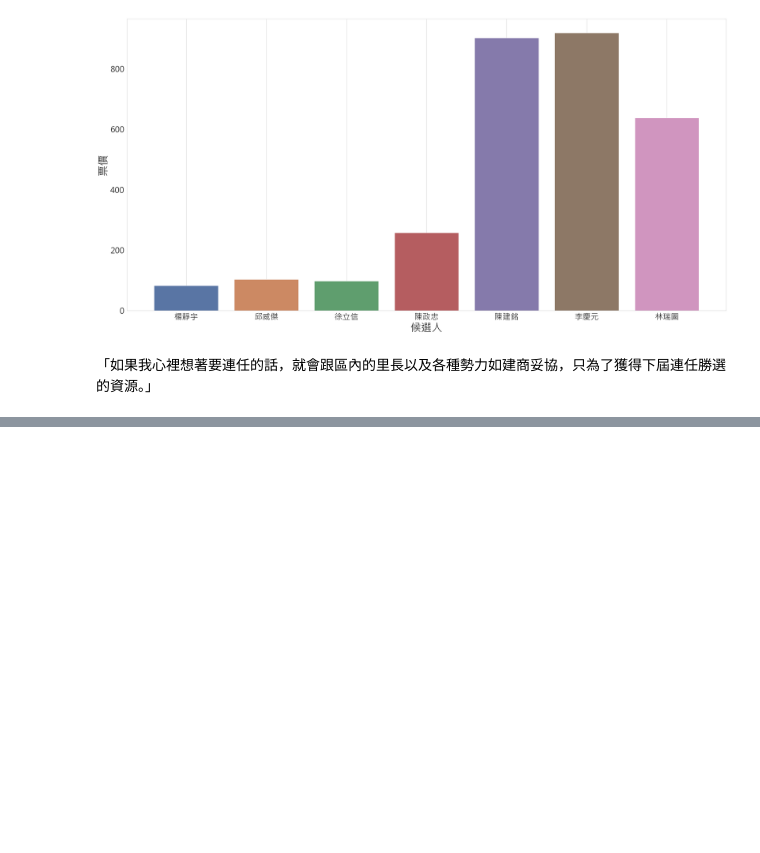
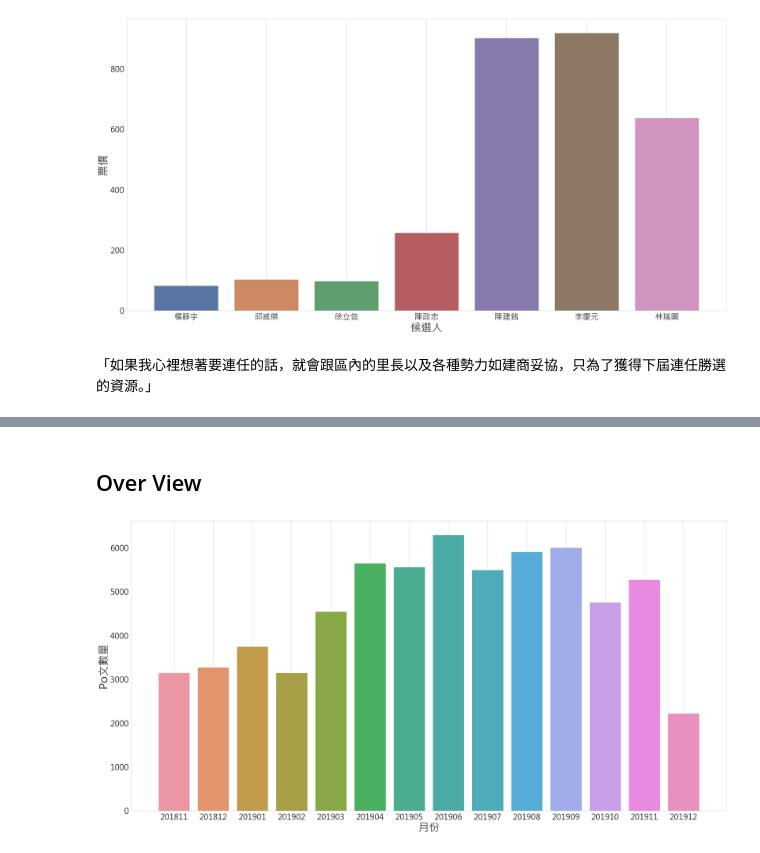
Before and after one commit to h30306/Learning-Notes, a Jupyter notebook: data-mining/Politics Analysis/Politics Analasis.ipynb, the cells around one changed output, grey strips where cells are left out. Saved outputs shown, nothing was run; the diff lists cells and outputs as text; code cells hidden in the pictures; blank space fills up the shorter version.

```diff
--- a/data-mining/Politics Analysis/Politics Analasis.ipynb
+++ b/data-mining/Politics Analysis/Politics Analasis.ipynb
@@ -493,0 +515,6 @@ _ = plt.plot()
+# %%
+with open('HatePolitics.json', 'r', encoding='utf-8') as f:
+    data = [json.loads(d.strip('\n')) for d in f.readlines()]
+
+df = pd.DataFrame(data)
+df.head(3)
@@ -493,0 +526,18 @@ _ = plt.plot()
+# %%
+#Preprocessing
+df['type'] = df['標題'].apply(lambda x : x[0:4])
+df = df[df['type'] != '[公告]']
+
+#刪除日期有問題的
+df = df[df['時間'].apply(lambda x:x[0:3]) != '201']
+df = df[df['時間'].apply(lambda x:x[0:3]) != '8/1']
+
+#取得YMD
+df['Y'] = df['時間'].apply(lambda x:x[20:24])
+df = df[(df['Y'] == '2019') | (df['Y'] == '2018')]
+df['M'] = df['時間'].apply(lambda x:x[4:7])
+df['D'] = df['時間'].apply(lambda x:x[8:10])
+df['M'] = df['M'].map({'Jan':'01','Feb':'02','Mar':'03','Apr':'04','May':'05','Jun':'06','Jul':'07','Aug':'08','Sep':'09','Oct':'10','Nov':'11','Dec':'12'})
+df['YM'] = df['Y'].astype(str)+df['M'].astype(str)
+df.reset_index(drop=True,inplace=True)
+df.head(3)
@@ -493,0 +549,19 @@ _ = plt.plot()
+# %%
+df['標題'] = df['標題'].apply(lambda x : "".join(x).replace('\n','').replace('\xa0','').replace('\r', '').replace(' ', ''))
+df['內文'] = df['內文'].apply(lambda x : "".join(x).replace('\n','').replace('\xa0','').replace('\r', '').replace(' ', ''))
+# %% [markdown]
+## Over View
+# %%
+amount = df[['YM','Y']].groupby(by='YM').count().reset_index().sort_values(by='YM')[5:]
+
+plt.figure(figsize=(40, 20))
+ax = sns.barplot(x="YM", y="Y", data=amount[['YM','Y']], estimator=sum)
+label = ax.get_xticklabels()
+plt.ylabel('Po文數量',fontsize=40)
+plt.xlabel('月份',fontsize=40)
+plt.xticks(fontsize=30)
+plt.yticks(fontsize=30)
+plt.grid()
+_ = plt.plot()
+# %% [output]
+[figure, added]
```
Also changed, not shown: parts of 39 cells of this notebook.
